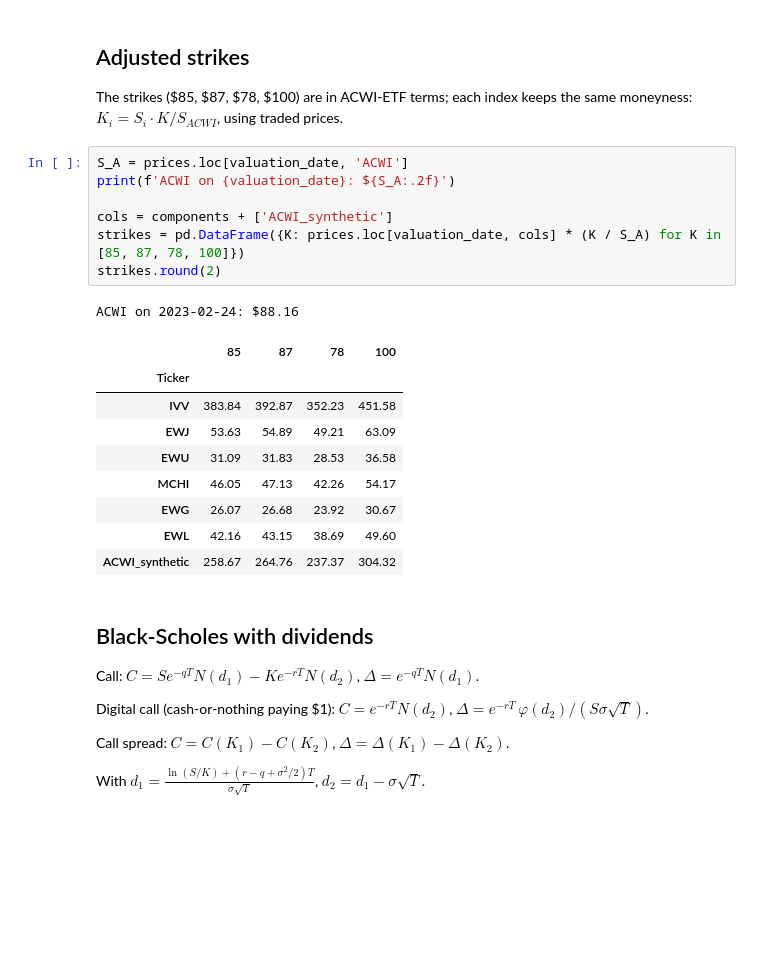
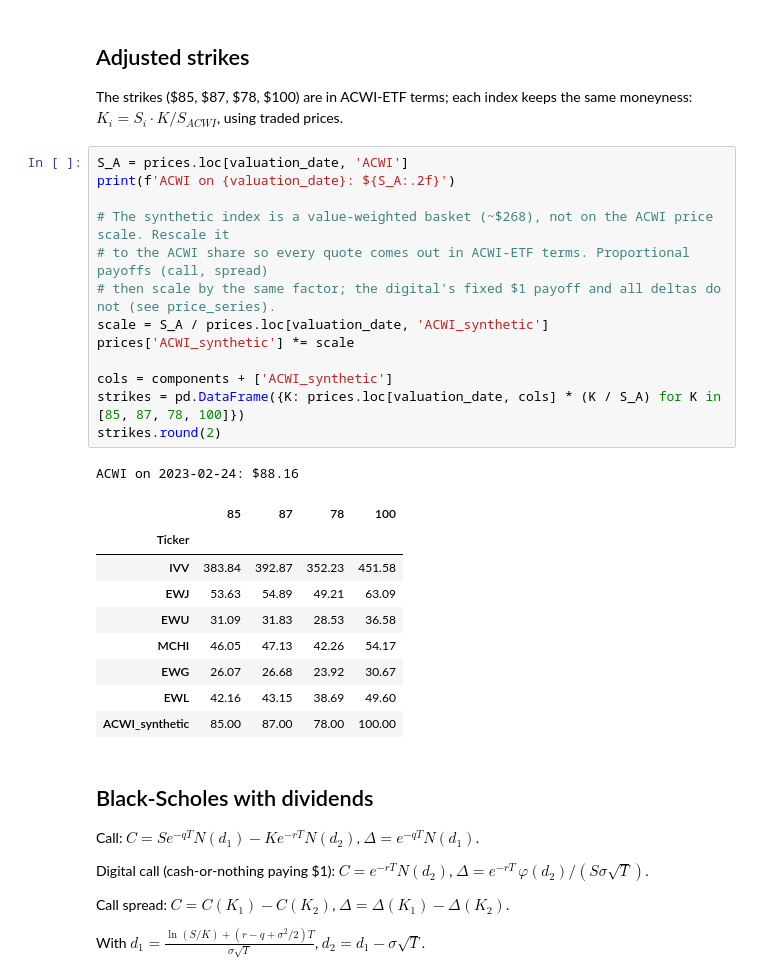
Before and after one commit to Aldo10F/acwi-synthetic-options, a Jupyter notebook: acwi_synthetic_options.ipynb, the cells around one changed output. Drawn from its saved outputs; the diff is of its cells as text; blank space fills up the shorter version.

```diff
--- a/acwi_synthetic_options.ipynb
+++ b/acwi_synthetic_options.ipynb
@@ -334,21 +324,27 @@ The strikes (\$85, \$87, \$78, \$100) are in ACWI-ETF terms; each index keeps th
 # %%
 S_A = prices.loc[valuation_date, 'ACWI']
 print(f'ACWI on {valuation_date}: ${S_A:.2f}')
 
+# The synthetic index is a value-weighted basket (~$268), not on the ACWI price scale. Rescale it
+# to the ACWI share so every quote comes out in ACWI-ETF terms. Proportional payoffs (call, spread)
+# then scale by the same factor; the digital's fixed $1 payoff and all deltas do not (see price_series).
+scale = S_A / prices.loc[valuation_date, 'ACWI_synthetic']
+prices['ACWI_synthetic'] *= scale
+
 cols = components + ['ACWI_synthetic']
 strikes = pd.DataFrame({K: prices.loc[valuation_date, cols] * (K / S_A) for K in [85, 87, 78, 100]})
 strikes.round(2)
 # %% [output]
 ACWI on 2023-02-24: $88.16
 |  | 85 | 87 | 78 | 100 |
 | Ticker |  |  |  |  |
 | IVV | 383.84 | 392.87 | 352.23 | 451.58 |
 | EWJ | 53.63 | 54.89 | 49.21 | 63.09 |
 | EWU | 31.09 | 31.83 | 28.53 | 36.58 |
 | MCHI | 46.05 | 47.13 | 42.26 | 54.17 |
 | EWG | 26.07 | 26.68 | 23.92 | 30.67 |
 | EWL | 42.16 | 43.15 | 38.69 | 49.60 |
-| ACWI_synthetic | 258.67 | 264.76 | 237.37 | 304.32 |
+| ACWI_synthetic | 85.00 | 87.00 | 78.00 | 100.00 |
 # %% [markdown]
 ## Black-Scholes with dividends
 
```
Also changed, not shown: parts of 19 cells of this notebook, 1 other file.
